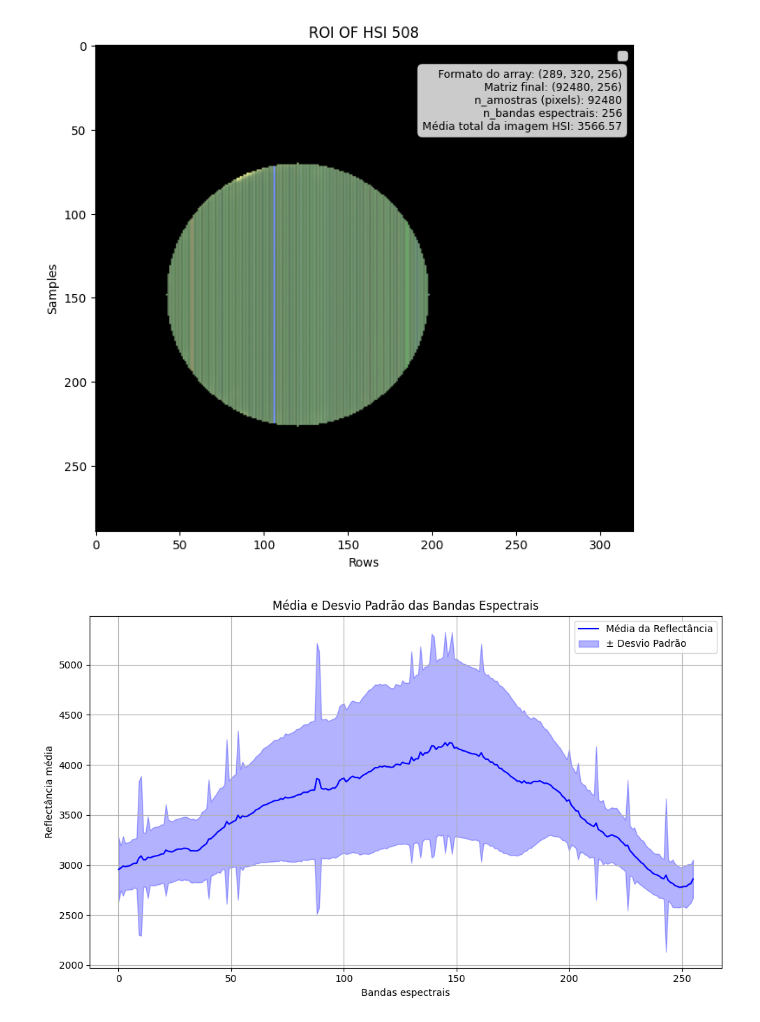
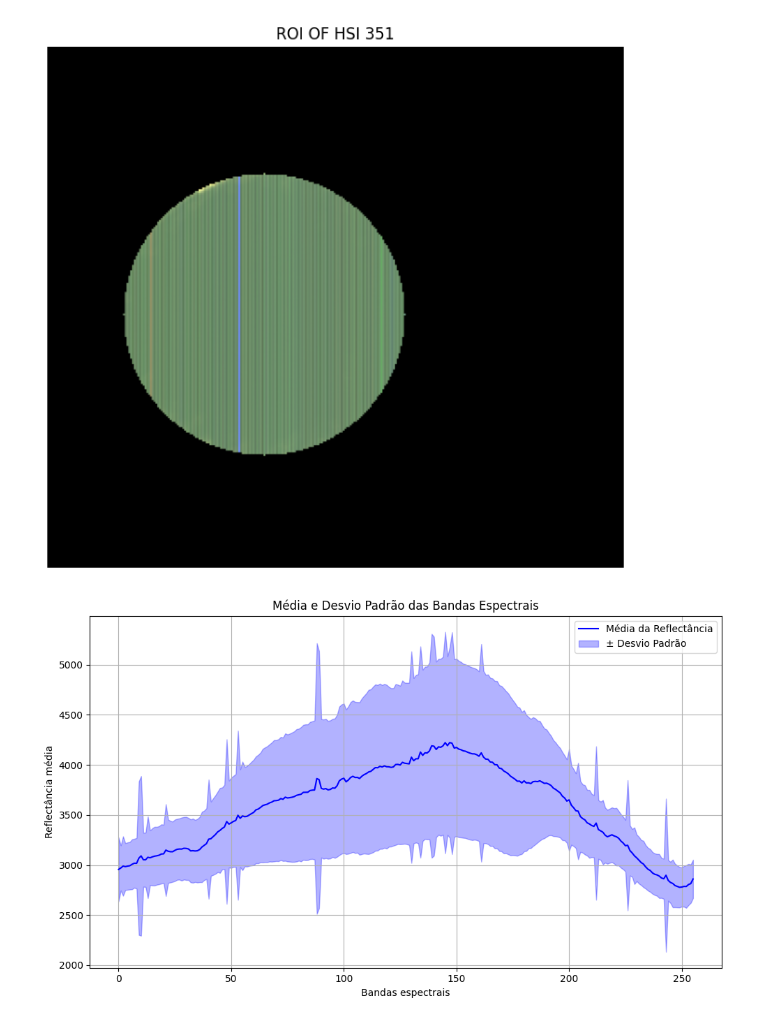
Before and after one commit to gabisilvas/IC_2025, a Jupyter notebook: Ic2025/notebooks/ler_imagem.ipynb, the cells around one changed output. Cells and saved outputs as stored; diff of their text form; code cells hidden in the pictures.

```diff
--- a/Ic2025/notebooks/ler_imagem.ipynb
+++ b/Ic2025/notebooks/ler_imagem.ipynb
@@ -52,79 +1,34 @@ Note: you may need to restart the kernel to use updated packages.
 # %%
 import spectral
 import cv2
 import numpy as np
 import matplotlib.pyplot as plt
 
-img = spectral.open_image(
-   r"C:\Users\LucAA\Documents\GitHub\IC_2025\Ic2025\data_processed\351_1_240506-160920.hdr"
-).load()
+caminho =  r"C:\Users\LucAA\Documents\GitHub\IC_2025\Ic2025\data_processed\351_1_240506-160920.hdr"
 
-rgb = spectral.get_rgb(img, [50, 30, 10])
+img = spectral.open_image(caminho).load()
+rgb = spectral.get_rgb(img,[50,30, 10])
 
-gray = cv2.cvtColor((rgb * 255).astype(np.uint8), cv2.COLOR_RGB2GRAY)
-gray = cv2.GaussianBlur(gray, (7, 7), 2)
+gray = cv2.cvtColor((rgb *255).astype(np.uint8), cv2.COLOR_RGB2GRAY)
+gray = cv2.GaussianBlur(gray,(7,7),2)
 
-circles = cv2.HoughCircles(
-    gray,
-    cv2.HOUGH_GRADIENT,
-    dp=1.2,
-    minDist=100,
-    param1=100,
-    param2=30,
-    minRadius=50,
-    maxRadius=200
-)
+circles = cv2.HoughCircles(gray,cv2.HOUGH_GRADIENT,1.2,100,param1=100,param2=30,minRadius=50,maxRadius=200)
+mask = np.zeros(gray.shape,dtype=np.uint8)
+x,y,r= circles[0][0]
+cv2.circle(mask,(int(x),int(y)),int(r),1,thickness=-1)
 
-mask = np.zeros(gray.shape, dtype=np.uint8)
-
-if circles is not None:
-    x, y, r = circles[0][0]
-    cv2.circle(mask, (int(x), int(y)), int(r), 1, thickness=-1)
-
-mask3d = np.repeat(mask[:, :, np.newaxis], img.shape[2], axis=2)
-
+mask3d = np.repeat(mask[:,:,np.newaxis],img.shape[2],axis=2)
 roi = img * mask3d
 
 roi_rgb = spectral.get_rgb(roi, [50, 30, 10])
-roi_rgb_norm = roi_rgb / roi_rgb.max()
 
-altura, largura, n_bandas = img.shape
-img_array = img
-
-n_amostras = altura * largura
-
-# Transformar a imagem em matriz 2D (pixels x bandas)
-espectros_matriz = img.reshape(n_amostras, n_bandas)
-
-media_total = espectros_matriz.mean()
-
-
-plt.figure(figsize=(8, 8))
-plt.imshow(roi_rgb_norm)
-plt.title("ROI OF HSI 508")
-plt.xlabel("Rows")
-plt.ylabel("Samples")
-
-plt.legend()
-
-info_text = (
-    f"Formato do array: {img_array.shape}\n"
-    f"Matriz final: {espectros_matriz.shape}\n"
-    f"n_amostras (pixels): {n_amostras}\n"
-    f"n_bandas espectrais: {n_bandas}\n"
-    f"Média total da imagem HSI: {media_total:.2f}"
-)
-
-plt.text(
-    0.98, 0.95, info_text,
-    transform=plt.gca().transAxes,
-    fontsize=9, va="top", ha="right",
-    bbox=dict(boxstyle="round,pad=0.5", facecolor="white", alpha=0.8)
-)
-plt.savefig("roi_hsi_508.png", dpi=300, bbox_inches='tight')
+plt.figure(figsize=(8,8))
+plt.imshow(roi_rgb)
+plt.axis("off")
+plt.title("ROI OF HSI 351")
 plt.show()
 # %% [output]
-[figure, old version]
+[figure, new version]
 # %%
 import numpy as np
 import matplotlib.pyplot as plt
```
Also changed, not shown: parts of 4 cells of this notebook.
